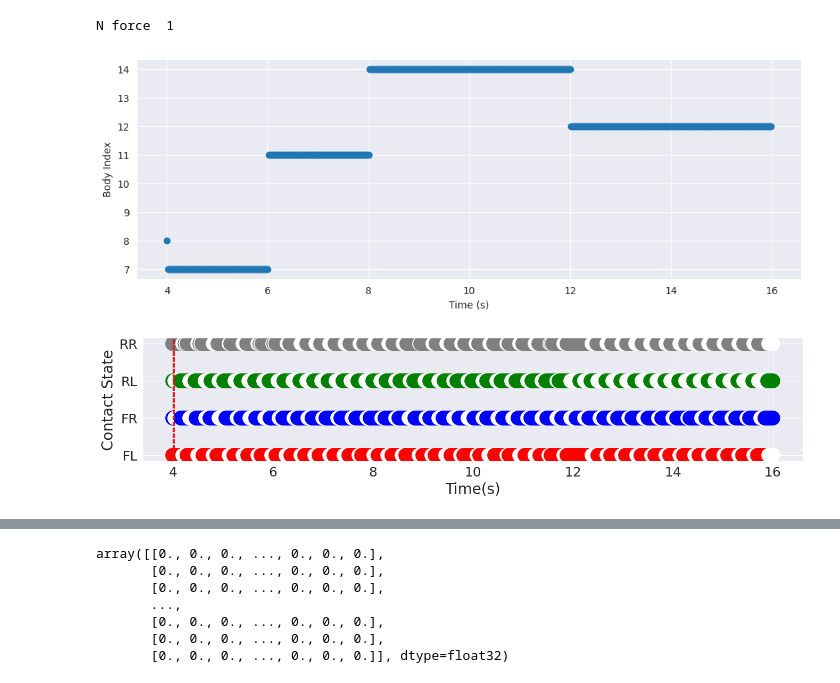
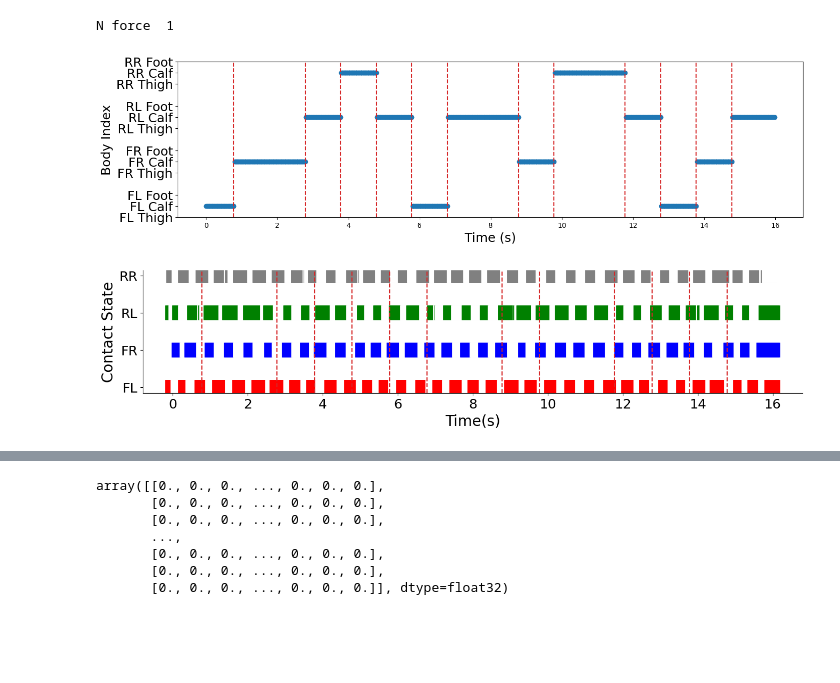
Before and after one commit to LucienJi/MetaRobotics, a Jupyter notebook: visualization.ipynb, the cells around one changed output, grey strips where cells are left out. Drawn from its saved outputs; the diff is of its cells as text; code cells hidden in the pictures; blank space fills up the shorter version.

```diff
--- a/visualization.ipynb
+++ b/visualization.ipynb
@@ -178,7 +559,7 @@ def get_contact_data(path,
         body_index.append(np.argwhere(f > 0).reshape(-1))
     body_index = np.concatenate(body_index,axis=0) # (n_step, n_body)
     contacts = np.where(contact_force_z > force_threshold, 1.0, 0.0) # (n_step,4)
-    force_change_points = np.where(np.abs(np.diff(np.abs(applied_force))).sum((-1,-2)) > 0.1, 1.0, 0.0)
+    # force_change_points = np.where(np.abs(np.diff(np.abs(applied_force))).sum((-1,-2)) > 0.1, 1.0, 0.0)
 
     res['base_vel_x'] = base_vel[start_step:end_step,0]
     res['base_vel_y'] = base_vel[start_step:end_step,1]
@@ -187,7 +568,13 @@ def get_contact_data(path,
     res['contact'] = contacts[start_step:end_step]
     res['force'] = applied_force[start_step:end_step]
     res['body_index'] = body_index[start_step:end_step]
-    res['change_points'] = force_change_points
+
+
+    bd_idx = res['body_index'] # (n_step, n_body)
+    diff_bd_idx = np.diff(bd_idx,axis=0) # (n_step-1, n_body)
+    force_change_points = np.where(np.abs(diff_bd_idx) > 0)[0]
+    # print(force_change_points)
+    res['change_points'] = force_change_points + start_step
 
     selected_force = []
     for j in range(res['body_index'].shape[0]):
@@ -356,25 +776,25 @@ def visualize_force_applied( body_index, applied_force, change_points, start_poi
     plt.show()
 # %%
-res = get_contact_data("logs/Eval/iid/v05/40N/Expert-PushBaseline-stationary_push-expert-DebugEval copy.npy",
-                       start_step=200,end_step=800)
+res = get_contact_data("logs/Eval/seq/VQ-STG_4_head-ChangeBody_1-VQ_4_head-SeqV10-force-50N.npy",
+                       start_step=0,end_step=800)
 # %% [output]
 N force  1
 # %%
 visualize_force_applied(res['body_index'],
                         res['applied_force'],
                         res['change_points'],
-                        start_point=200,
+                        start_point=0,
                         plot_index=True)
 # %% [output]
-[figure, old version]
+[figure, new version]
 # %%
 visualize_legged_robot_contacts(
     contacts = res['contact'],
     change_points= res['change_points'],
-    start_step=200,
+    start_step=0,
 )
 # %% [output]
-[figure, old version]
+[figure, new version]
 # %%
 list_path = parse_dir("logs/Eval/iid/v05/40N")
 list_data_name = ['PPO','PPO1','RMA','RMA1']
```
Also changed, not shown: parts of 30 cells of this notebook, 9 other files.
